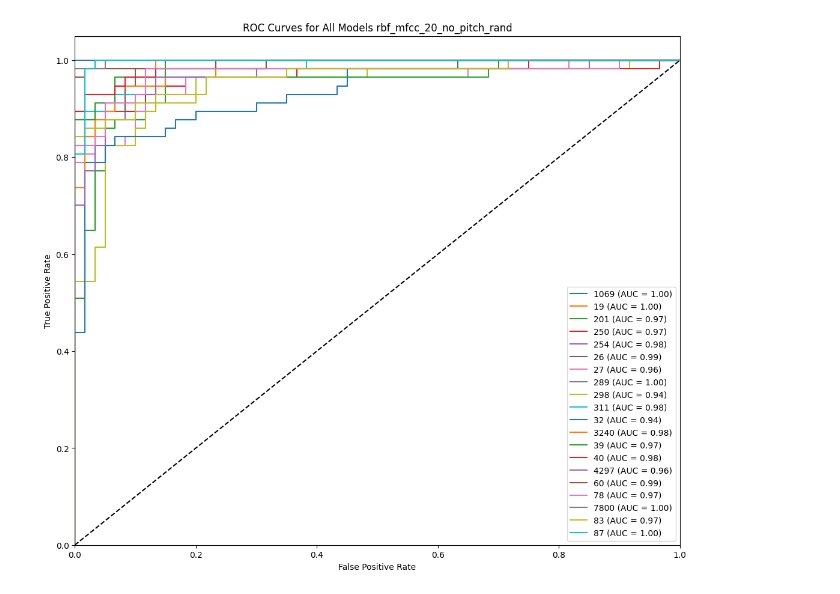
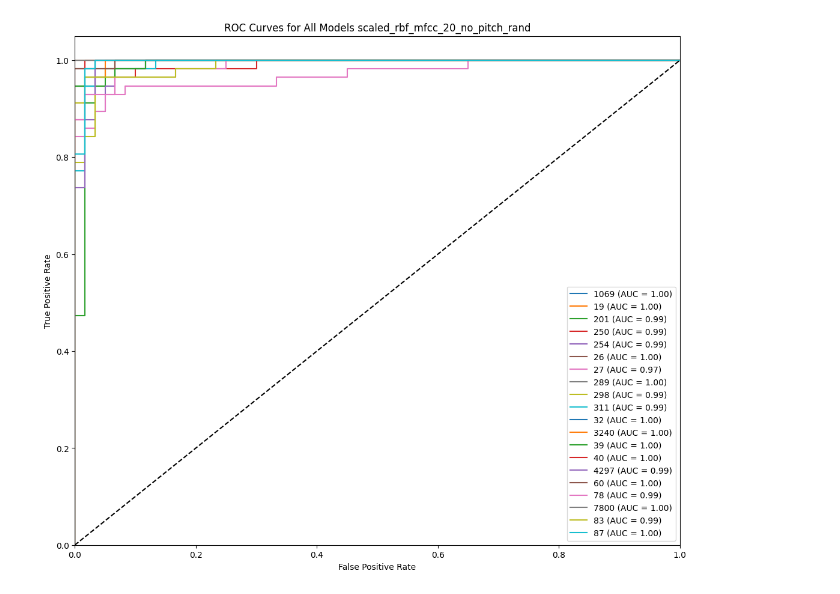
Before and after one commit to 0dink/BioMed_project, a Jupyter notebook: code/final_v3/evaluate_SVM.ipynb, the cells around one changed output. Drawn from its saved outputs; the diff is of its cells as text; code cells hidden in the pictures.

Commit message:
got PCA and scaleing to work

```diff
--- a/code/final_v3/evaluate_SVM.ipynb
+++ b/code/final_v3/evaluate_SVM.ipynb
@@ -9,10 +10,39 @@ from sklearn.svm import SVC, OneClassSVM
 from sklearn.metrics import confusion_matrix, f1_score, accuracy_score, precision_score, recall_score, roc_curve, roc_auc_score
+# %%
+def scale_features(data_dict):
+    """
+    Scales the data in a dictionary using StandardScaler.
+
+    Parameters:
+        data_dict (dict): Dictionary where each key is a subject, and the value is a 2D array
+                          (samples x features).
+
+    Returns:
+        dict: A new dictionary with scaled data, maintaining the same structure as the input.
+    """
+    # Combine all data into a single array
+    all_samples = np.vstack(list(data_dict.values()))  # Shape: (total_samples, num_features)
+
+    # Scale the data
+    scaler = StandardScaler()
+    scaled_data = scaler.fit_transform(all_samples)  # Shape: (total_samples, num_features)
+
+    # Split scaled data back into original structure
+    split_indices = np.cumsum([len(samples) for samples in data_dict.values()])[:-1]
+    scaled_subjects = np.split(scaled_data, split_indices)
+
+    # Reconstruct the dictionary with scaled data
+    scaled_data_dict = {key: scaled_subjects[i] for i, key in enumerate(data_dict.keys())}
+
+    return scaled_data_dict
 # %%
-features = "pca_mfcc_20_no_pitch_rand"
+features = "mfcc_20_no_pitch_rand"
 
 with open(f"../../data/extracted_features_v2/{features}.pickle", "rb") as file:
    mfcc_stats_dict = pickle.load(file)
 
+mfcc_stats_dict = scale_features(mfcc_stats_dict)
+
 for reader in mfcc_stats_dict.keys():
     print(f"reader: {reader} | # samples {len(mfcc_stats_dict[reader])}")
 # %% [output]
@@ -228,7 +258,7 @@ def train_svm(train_dict, key):
     training_data, segments_length = generate_binary_test_set(train_dict, key)
     training_data = np.vstack(training_data)
     ground_truth = [0] * segments_length + [1] * (len(training_data) - segments_length)
-    model = SVC(kernel='linear', C=1.0, gamma='scale')
+    model = SVC(kernel='rbf', C=1.0, gamma='scale')
     return(model.fit(training_data, ground_truth))
 
 def train_wrapper(train_dict):
@@ -251,14 +281,15 @@ def train_one_class_svm_wrapper(train_dict):
 
     return(model_dict)
 # %%
+mfcc_stats_dict = scale_features(mfcc_stats_dict)
 train_data, test_data = partition_wrapper(mfcc_stats_dict, 300)
 speaker_models = train_wrapper(train_data)
 speaker_models_one_class = train_one_class_svm_wrapper(train_data)
 # %%
-save_metrics(speaker_models, test_data, output_file=f"./metrics/SVM/linear_{features}.txt")
-plot_roc_all(speaker_models, test_data, features_used=f"rbf_{features}", save_dir="./metrics/SVM/plots")
+save_metrics(speaker_models, test_data, output_file=f"./metrics/SVM/scaled_rbf_{features}.txt")
+plot_roc_all(speaker_models, test_data, features_used=f"scaled_rbf_{features}", save_dir="./metrics/SVM/plots")
 # %% [output]
-[figure, old version]
+[figure, new version]
 # %%
 save_metrics(speaker_models_one_class, test_data, output_file=f"./metrics/SVM/{features}_oneclass.txt")
 # %% [output]
```
Also changed, not shown: parts of 1 cell of this notebook, 53 other files.
